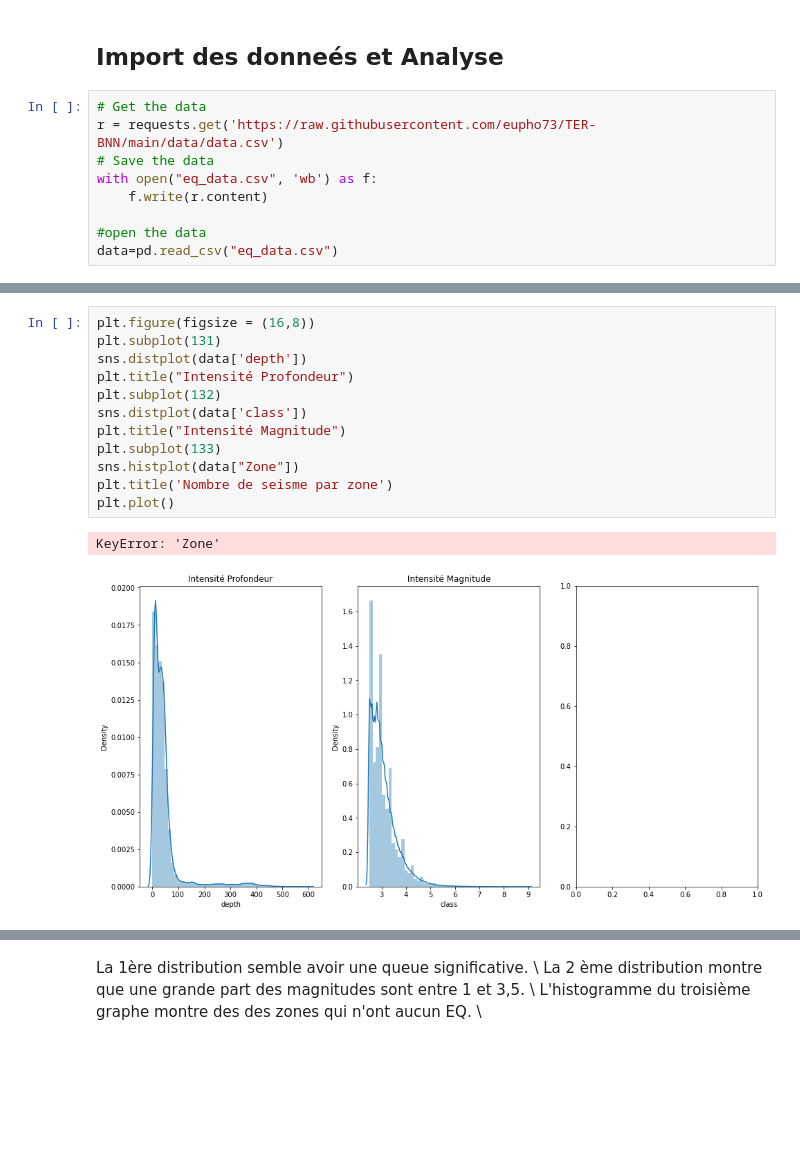
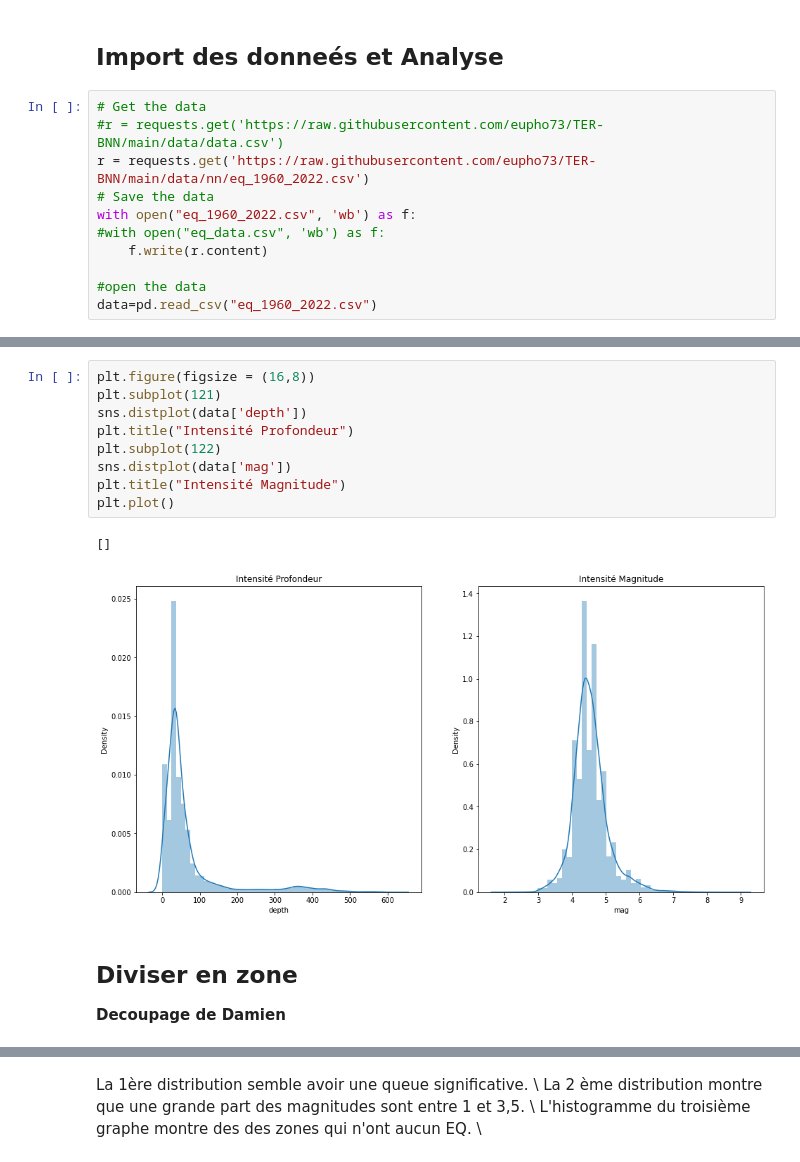
Before and after one commit to eupho73/TER-BNN, a Jupyter notebook: data/modelisation des distributions class et depth.ipynb, the cells around one changed output, grey strips where cells are left out. Drawn from its saved outputs; the diff is of its cells as text; blank space fills up the shorter version.

```diff
--- a/data/modelisation des distributions class et depth.ipynb
+++ b/data/modelisation des distributions class et depth.ipynb
@@ -38,13 +41,15 @@ from shapely.geometry.polygon import Polygon as Polygon1
 ## Import des donneés et Analyse <a class="anchor" id="chapter1"></a>
 # %%
 # Get the data
-r = requests.get('https://raw.githubusercontent.com/eupho73/TER-BNN/main/data/data.csv')
+#r = requests.get('https://raw.githubusercontent.com/eupho73/TER-BNN/main/data/data.csv')
+r = requests.get('https://raw.githubusercontent.com/eupho73/TER-BNN/main/data/nn/eq_1960_2022.csv')
 # Save the data
-with open("eq_data.csv", 'wb') as f:
+with open("eq_1960_2022.csv", 'wb') as f:
+#with open("eq_data.csv", 'wb') as f:
     f.write(r.content)
 
 #open the data
-data=pd.read_csv("eq_data.csv")
+data=pd.read_csv("eq_1960_2022.csv")
 # %%
 print("les dimensions", data.shape)
 data.head()
@@ -71,15 +76,16 @@ data.describe() # Des stats sur les données
 # %%
 plt.figure(figsize = (16,8))
-plt.subplot(131)
+plt.subplot(121)
 sns.distplot(data['depth'])
 plt.title("Intensité Profondeur")
-plt.subplot(132)
-sns.distplot(data['class'])
+plt.subplot(122)
+sns.distplot(data['mag'])
 plt.title("Intensité Magnitude")
-plt.subplot(133)
-sns.histplot(data["Zone"])
-plt.title('Nombre de seisme par zone')
 plt.plot()
 # %% [output]
-KeyError: 'Zone'
+[]
-[figure, old version]
+[figure, new version]
+# %% [markdown]
+## Diviser en zone
+
+**Decoupage de Damien**
```
Also changed, not shown: parts of 94 cells of this notebook.
